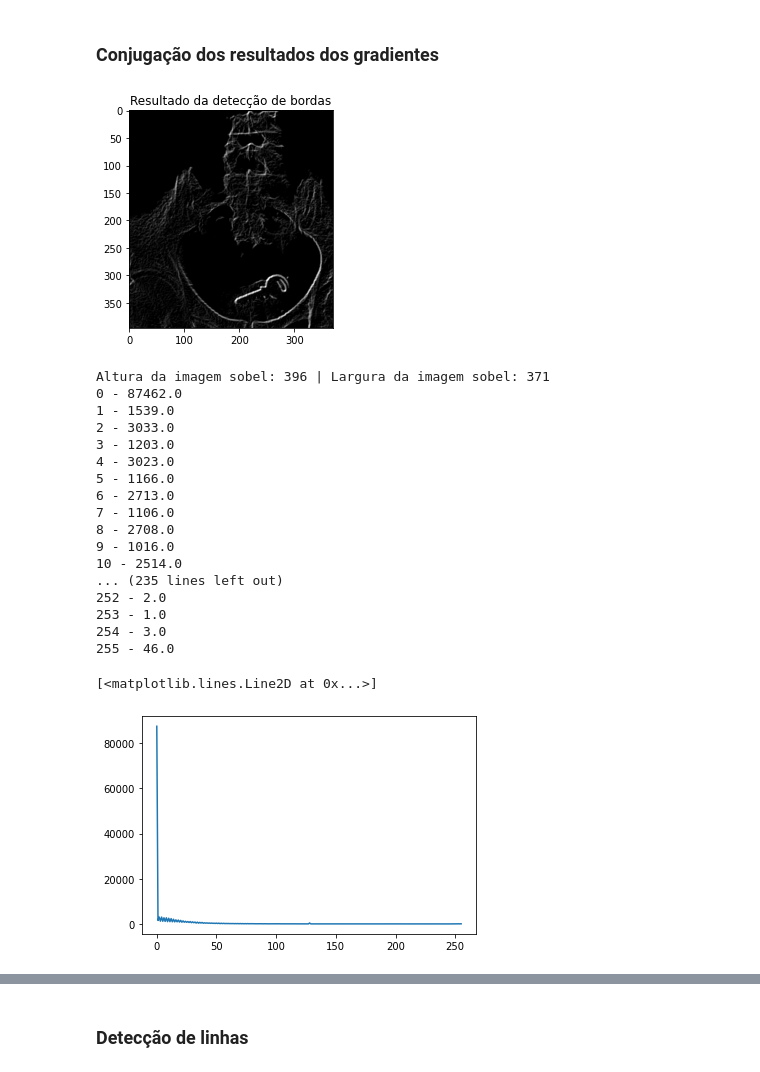
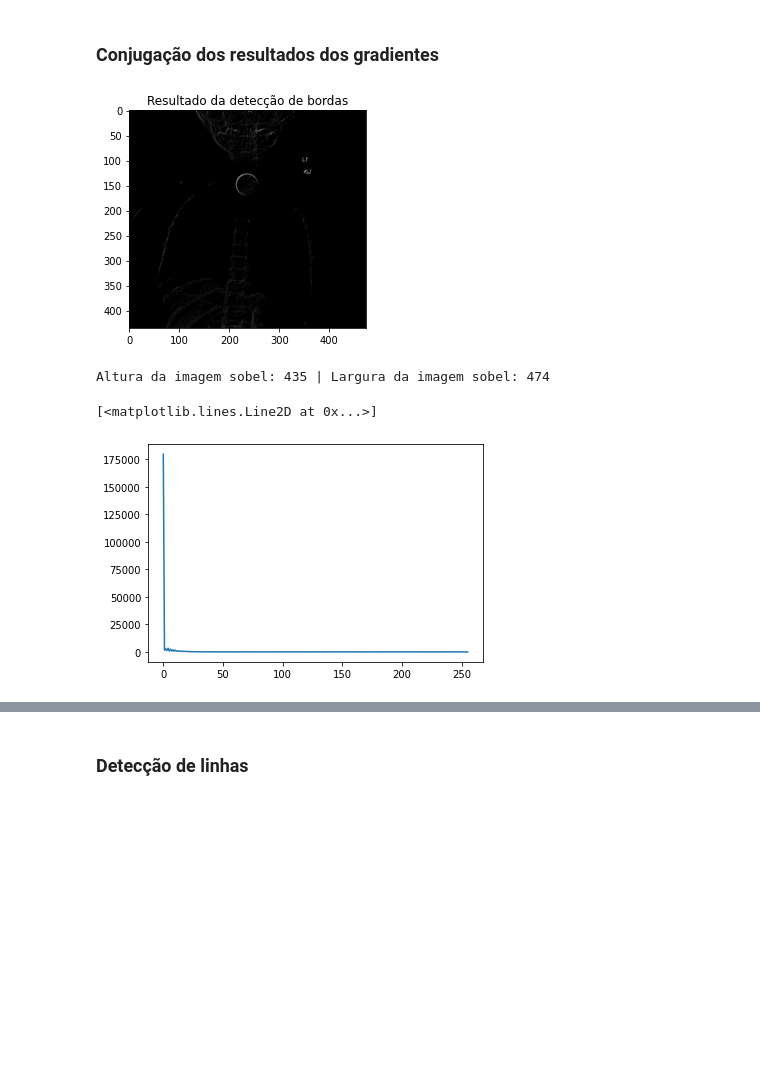
Before and after one commit to Luiz-Cordeiro/Projeto_Processamento_CG, a Jupyter notebook: ProjetoCG.ipynb, the cells around one changed output, grey strips where cells are left out. Cells and saved outputs as stored; diff of their text form; code cells hidden in the pictures; blank space fills up the shorter version.

```diff
--- a/ProjetoCG.ipynb
+++ b/ProjetoCG.ipynb
@@ -18,16 +18,17 @@ beta = 50
 
 def loadImage(image: str):
 
-    image = cv2.imread("image5.png", cv2.IMREAD_COLOR) ## CHAVE ALTO CONSTRASTE
+    image = cv2.imread(image, cv2.IMREAD_COLOR) ## CHAVE ALTO CONSTRASTE
     #image = cv2.imread("image2.jpg", cv2.IMREAD_COLOR) ## CIRCULO - MOEDA
     #image = cv2.imread("image6.jpg", cv2.IMREAD_COLOR) ## Linha fina - sobel
     #image = cv2.imread("image7.jfif", cv2.IMREAD_COLOR) ##CIRCULAR
     #image = cv2.imread("image10.jpg", cv2.IMREAD_COLOR) ## Linha - sobel
     #image = cv2.imread("image11.png", cv2.IMREAD_COLOR) ## Linha - sobel
+    #image = cv2.imread("image12.jpeg", cv2.IMREAD_COLOR) ## Linha - sobel
     (height, width) = image.shape[:2]
     print("Altura da imagem: {} | Largura da imagem: {}".format(height, width))
     return image
-loadedImage = loadImage("image5.png")
+loadedImage = loadImage("image2.jpg")
 
 plt.imshow(loadedImage)
 plt.title("Raio-X pós escala de cinza")
@@ -87,7 +88,7 @@ def gimpBrightContrastControl(image, brightness: float, contrast: float):
 
     return brightContrastProcImage
 
-adjustedContrastBrightImg = gimpBrightContrastControl(imageGauss, -100, 50) #Padrão para ajuste
+adjustedContrastBrightImg = gimpBrightContrastControl(imageGauss, -127, 50) #-100, 50
 plt.imshow(adjustedContrastBrightImg)
 plt.title('Ajuste de brilho e contraste')
 plt.show()
@@ -134,45 +135,29 @@ plt.imshow(imgSobel)
 plt.title("Resultado da detecção de bordas")
 plt.show()
 # %% [output]
-[figure, old version]
+[figure, new version]
 # %%
 (height, width) = imgSobel.shape[:2]
 print("Altura da imagem sobel: {} | Largura da imagem sobel: {}".format(height, width))
 
 histSize = 256
 histRange = (0, 256) # O limite superior é exclusivo
 accumulate = False
 hist = cv2.calcHist([imgSobel], [0], None, [histSize], histRange, accumulate=accumulate)
 
 total = 0
 
 #print(hist[255][0])
 #print(hist)
-for i in range(0, histSize):
-    if(hist[i][0] != 0):
-        print("{} - {}".format(i, hist[i][0]))
+#for i in range(0, histSize):
+#    if(hist[i][0] != 0):
+#        print("{} - {}".format(i, hist[i][0]))
 
 plt.plot(hist)
 # %% [output]
-Altura da imagem sobel: 396 | Largura da imagem sobel: 371
-0 - 87462.0
-1 - 1539.0
-2 - 3033.0
-3 - 1203.0
-4 - 3023.0
-5 - 1166.0
-6 - 2713.0
-7 - 1106.0
-8 - 2708.0
-9 - 1016.0
-10 - 2514.0
-... (235 lines left out)
-252 - 2.0
-253 - 1.0
-254 - 3.0
-255 - 46.0
+Altura da imagem sobel: 435 | Largura da imagem sobel: 474
 [<matplotlib.lines.Line2D at 0x...>]
-[figure, old version]
+[figure, new version]
 # %%
 def applyThreshold(image, minThres: float, maxThres: float):
     ret, imgThreshold = cv2.threshold(image, minThres, maxThres, cv2.THRESH_BINARY) ##CANNY
```
Also changed, not shown: parts of 9 cells of this notebook, 2 other files.
